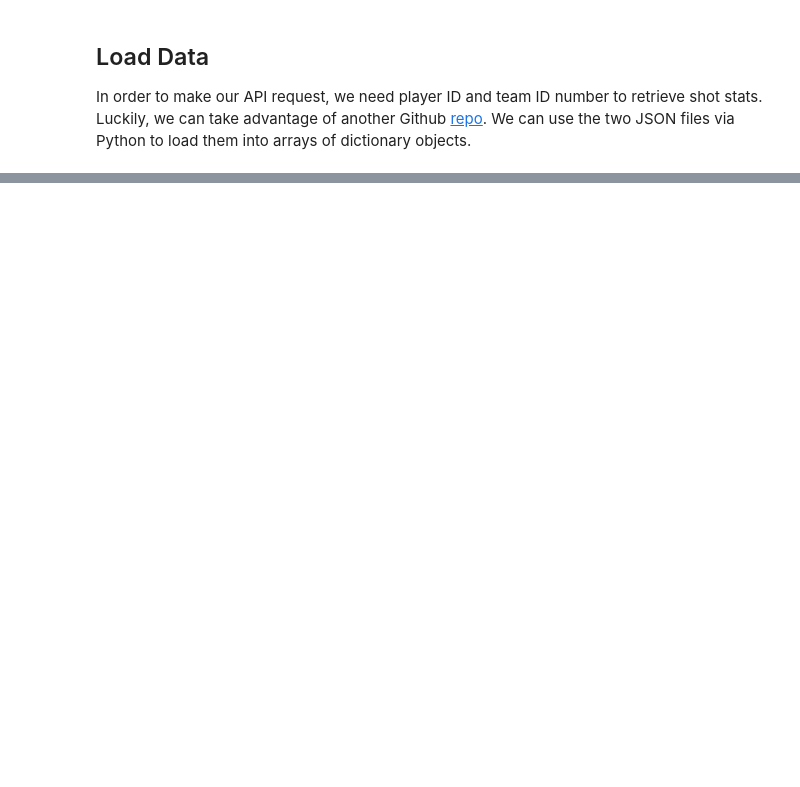
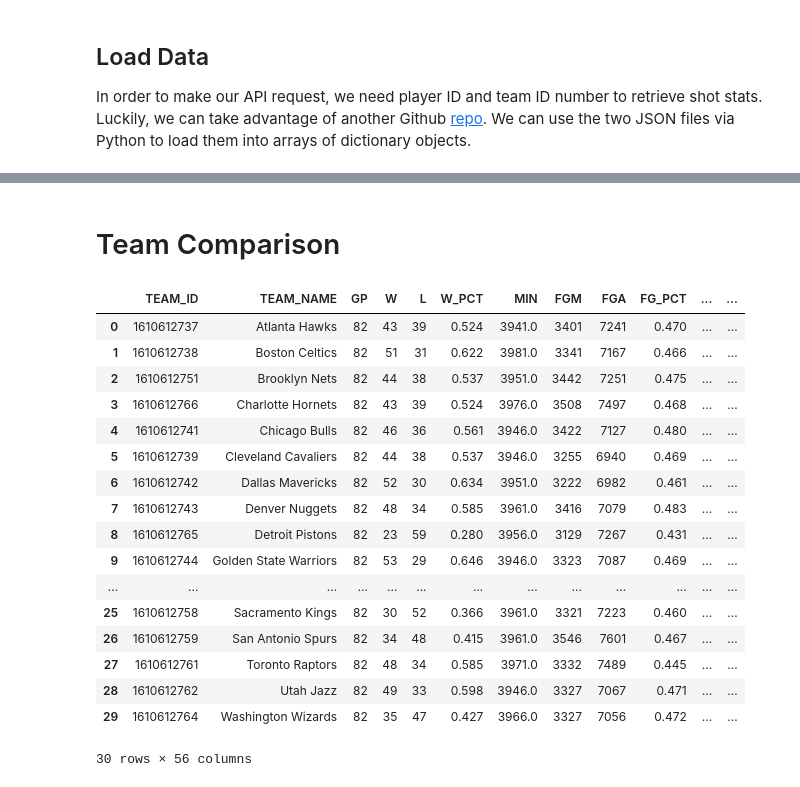
Before and after one commit to aclao89/NBA_ShotChart, a Jupyter notebook: Shot Chart Creation.ipynb, the cells around one changed output, grey strips where cells are left out. Drawn from its saved outputs; the diff is of its cells as text; code cells hidden in the pictures; blank space fills up the shorter version.

```diff
--- a/Shot Chart Creation.ipynb
+++ b/Shot Chart Creation.ipynb
@@ -39,0 +106,51 @@ get_player_id('Klay', 'Thompson')
+# %% [markdown]
+# Team Comparison
+# %%
+from nba_api.stats.endpoints import leaguedashteamstats
+import requests
+import json
+import pandas as pd
+
+response = leaguedashteamstats.LeagueDashTeamStats(
+    team_id_nullable='0',
+    league_id_nullable='00',
+    season= '2021-22',
+    season_type_all_star='Regular Season',
+    headers={'Accept': 'application/json, text/plain, */*',
+'Accept-Encoding': 'gzip, deflate, br',
+'Accept-Language': 'en-US,en;q=0.9',
+'Connection': 'keep-alive',
+'Host': 'stats.nba.com',
+'Origin': 'https://www.nba.com',
+'Referer': 'https://www.nba.com/',
+'sec-ch-ua': '"Google Chrome";v="87", "\"Not;A\\Brand";v="99", "Chromium";v="87"',
+'sec-ch-ua-mobile': '?1',
+'Sec-Fetch-Dest': 'empty',
+'Sec-Fetch-Mode': 'cors',
+'Sec-Fetch-Site': 'same-site',
+'User-Agent': 'Mozilla/5.0 (Linux; Android 6.0; Nexus 5 Build/MRA58N) AppleWebKit/537.36 (KHTML, like Gecko) Chrome/87.0.4280.141 Mobile Safari/537.36',
+'x-nba-stats-origin': 'stats',
+'x-nba-stats-token': 'true'})
+
+
+df = response.get_data_frames()[0]
+df
+# %% [output]
+|  | TEAM_ID | TEAM_NAME | GP | W | L | W_PCT | MIN | FGM | FGA | FG_PCT | ... | ... |
+| 0 | 1610612737 | Atlanta Hawks | 82 | 43 | 39 | 0.524 | 3941.0 | 3401 | 7241 | 0.470 | ... | ... |
+| 1 | 1610612738 | Boston Celtics | 82 | 51 | 31 | 0.622 | 3981.0 | 3341 | 7167 | 0.466 | ... | ... |
+| 2 | 1610612751 | Brooklyn Nets | 82 | 44 | 38 | 0.537 | 3951.0 | 3442 | 7251 | 0.475 | ... | ... |
+| 3 | 1610612766 | Charlotte Hornets | 82 | 43 | 39 | 0.524 | 3976.0 | 3508 | 7497 | 0.468 | ... | ... |
+| 4 | 1610612741 | Chicago Bulls | 82 | 46 | 36 | 0.561 | 3946.0 | 3422 | 7127 | 0.480 | ... | ... |
+| 5 | 1610612739 | Cleveland Cavaliers | 82 | 44 | 38 | 0.537 | 3946.0 | 3255 | 6940 | 0.469 | ... | ... |
+| 6 | 1610612742 | Dallas Mavericks | 82 | 52 | 30 | 0.634 | 3951.0 | 3222 | 6982 | 0.461 | ... | ... |
+| 7 | 1610612743 | Denver Nuggets | 82 | 48 | 34 | 0.585 | 3961.0 | 3416 | 7079 | 0.483 | ... | ... |
+| 8 | 1610612765 | Detroit Pistons | 82 | 23 | 59 | 0.280 | 3956.0 | 3129 | 7267 | 0.431 | ... | ... |
+| 9 | 1610612744 | Golden State Warriors | 82 | 53 | 29 | 0.646 | 3946.0 | 3323 | 7087 | 0.469 | ... | ... |
+| ... | ... | ... | ... | ... | ... | ... | ... | ... | ... | ... | ... | ... |
+| 25 | 1610612758 | Sacramento Kings | 82 | 30 | 52 | 0.366 | 3961.0 | 3321 | 7223 | 0.460 | ... | ... |
+| 26 | 1610612759 | San Antonio Spurs | 82 | 34 | 48 | 0.415 | 3961.0 | 3546 | 7601 | 0.467 | ... | ... |
+| 27 | 1610612761 | Toronto Raptors | 82 | 48 | 34 | 0.585 | 3971.0 | 3332 | 7489 | 0.445 | ... | ... |
+| 28 | 1610612762 | Utah Jazz | 82 | 49 | 33 | 0.598 | 3946.0 | 3327 | 7067 | 0.471 | ... | ... |
+| 29 | 1610612764 | Washington Wizards | 82 | 35 | 47 | 0.427 | 3966.0 | 3327 | 7056 | 0.472 | ... | ... |
+30 rows × 56 columns
```
Also changed, not shown: parts of 6 cells of this notebook.
